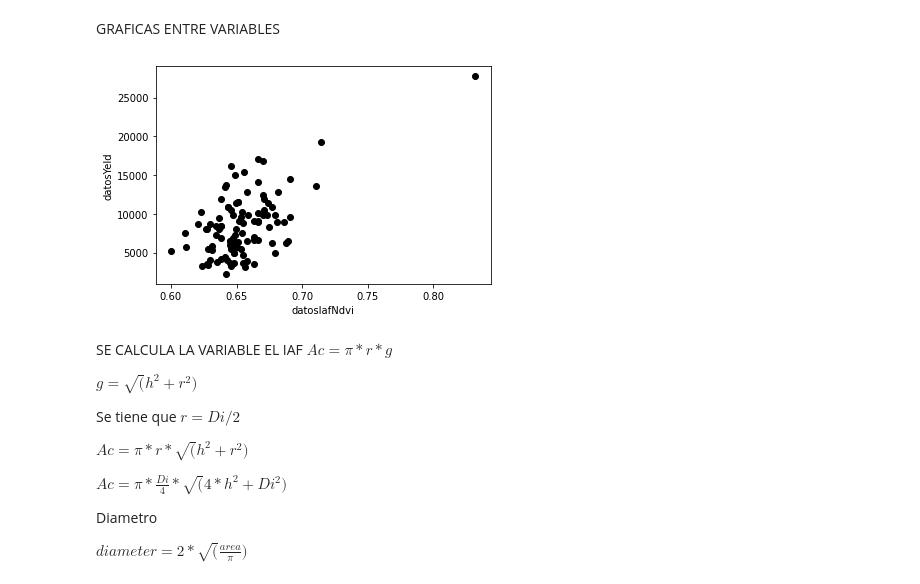
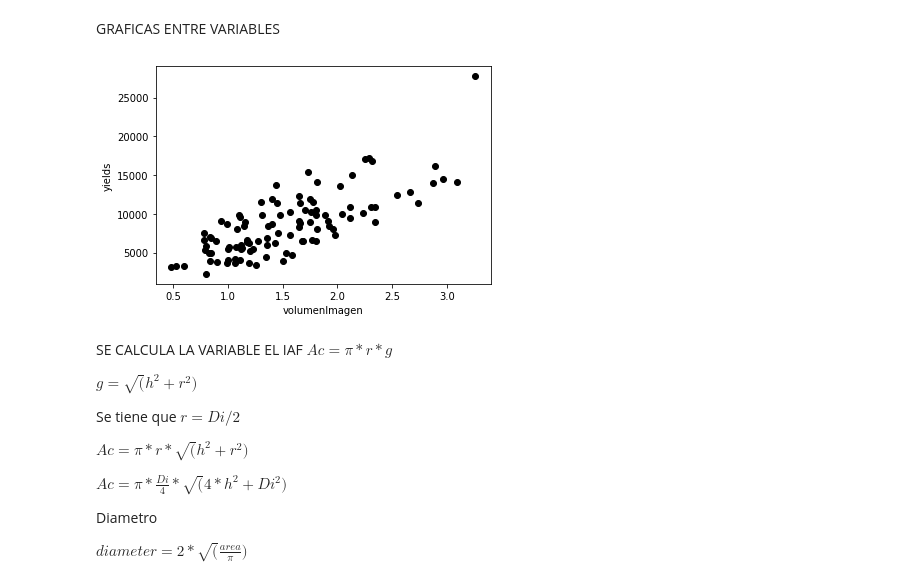
Before and after one commit to julianandres/processingyield, a Jupyter notebook: notas.ipynb, the cells around one changed output. Cells and saved outputs as stored; diff of their text form; code cells hidden in the pictures.

```diff
--- a/notas.ipynb
+++ b/notas.ipynb
@@ -12,5 +31,5 @@ data= definirCorrelacionVariables.getDataFromDataBase()
 # %% [markdown]
 <b>2</b> pre PROCESAMIENTO DE DATA
 # %%
-dataframe,datos = definirCorrelacionVariables.generarMatrizDatos(data)
+dataframe,datos,dictGeneral = definirCorrelacionVariables.generarMatrizDatos(data)
 # %% [output]
@@ -53,15 +80,15 @@ GRAFICAS ENTRE VARIABLES
 # %%
 #pyplot.scatter(datos.datosVolumen, datos.datosVolumenCalculado,c="red")
 #pyplot.scatter(datos.datosArea, datos.datosAreaCalculada,c="red")
 #pyplot.scatter(datos.datosNdvi, datos.datosVolumenCalculado,c="blue")
 #pyplot.scatter(datos.datosAltura, datos.datosNdvi,c="green")
-pyplot.scatter(datos.datosNdvi,datos.datosYeld,c="black")
-pyplot.xlabel("datosIafNdvi")
-pyplot.ylabel("datosYeld")
+pyplot.scatter(dataframe["volumenImagen"],dataframe["yields"],c="black")
+pyplot.xlabel("volumenImagen")
+pyplot.ylabel("yields")
 
 pyplot.show()
 # %% [output]
-[figure, old version]
+[figure, new version]
 # %% [markdown]
 SE CALCULA LA VARIABLE EL IAF
 $Ac = \pi*r*g $
```
Also changed, not shown: parts of 22 cells of this notebook, 1 other file.
